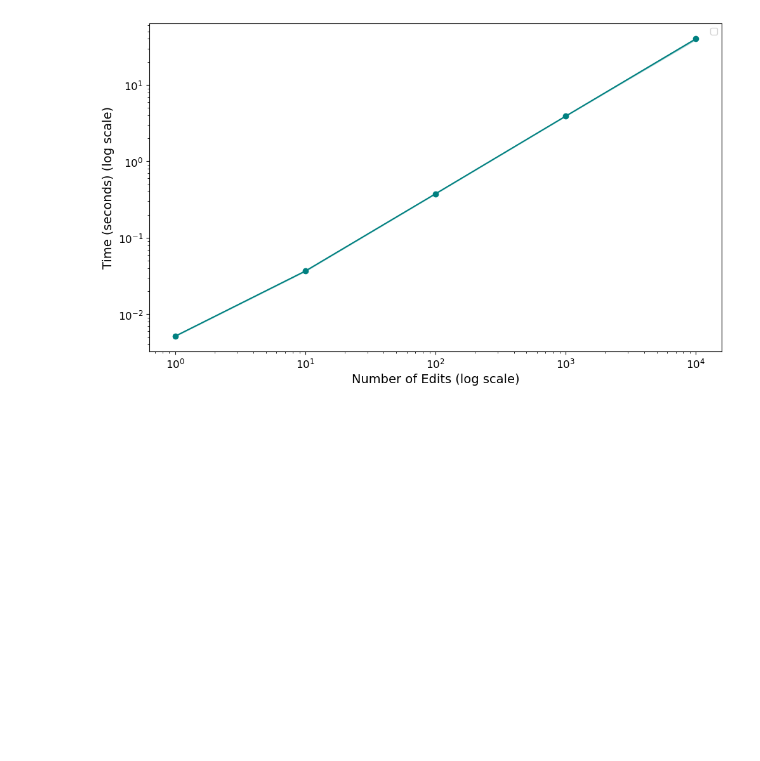
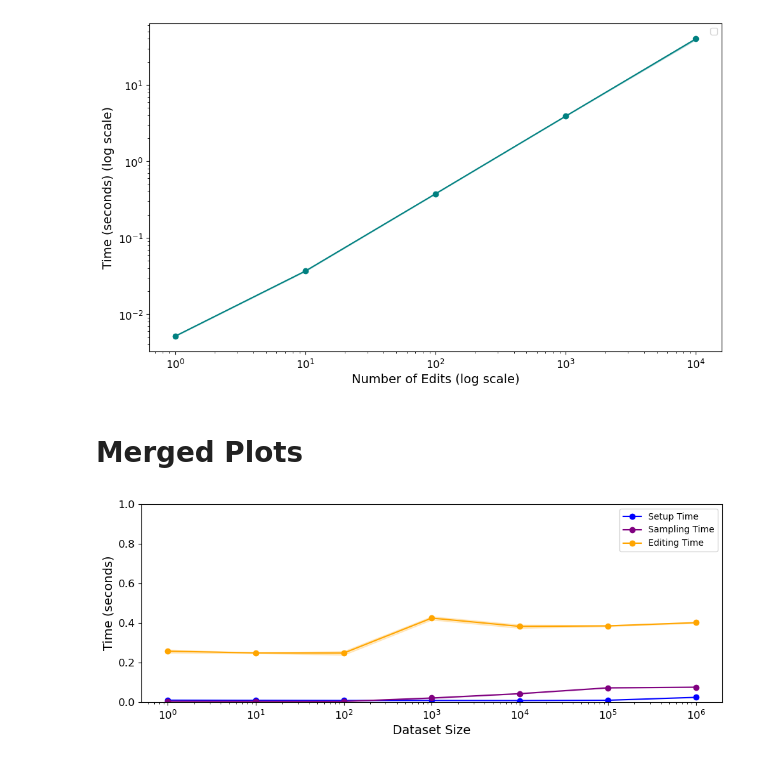
Before and after one commit to aflah02/TokenSmith, a Jupyter notebook: benchmarking/plot.ipynb, the cells around one changed output. Cells and saved outputs as stored; diff of their text form; code cells hidden in the pictures; blank space fills up the shorter version.

```diff
--- a/benchmarking/plot.ipynb
+++ b/benchmarking/plot.ipynb
@@ -216,3 +216,76 @@ plt.savefig('plots/editing_time_across_num_samples.pdf', bbox_inches='tight', dp
 # %% [output]
 No artists with labels found to put in legend.  Note that artists whose label start with an underscore are ignored when legend() is called with no argument.
 [figure]
+# %% [markdown]
+# Merged Plots
+# %%
+import matplotlib.pyplot as plt
+import numpy as np
+
+# Assume JSON already loaded
+benchmark_data = read_json('logs/inspect_time_across_num_docs_logs.json')
+results = benchmark_data["results"]
+
+# Extract values
+dataset_sizes = [entry["dataset_size"] for entry in results]
+setup_times = [entry["setup_time"] for entry in results]
+mean_sampling_times = [entry["mean_sampling_time"] for entry in results]
+variances = [entry["variance_sampling_time"] for entry in results]
+std_devs = np.sqrt(variances)
+
+# --- Plot 1: Setup Time ---
+plt.figure(figsize=(10, 4))
+plt.plot(dataset_sizes, setup_times, marker='o', color='blue', label='Setup Time')
+plt.xscale('log')
+# plt.yscale('log')
+plt.ylim(0, 1)
+plt.xlabel('Dataset Size', fontsize=14)
+plt.ylabel('Time (seconds)', fontsize=14)
+# plt.title('Setup Time Across Dataset Sizes')
+# plt.grid(True, which='both', linestyle='--', alpha=0.5)
+
+# plt.show()
+
+# Make labels and ticks bigger
+plt.xticks(fontsize=12)
+plt.yticks(fontsize=12)
+
+plt.plot(dataset_sizes, mean_sampling_times, marker='o', color='purple', label='Sampling Time')
+plt.fill_between(
+    dataset_sizes,
+    np.array(mean_sampling_times) - std_devs,
+    np.array(mean_sampling_times) + std_devs,
+    color='purple',
+    alpha=0.2,
+    # label='± Std Dev'
+)
+
+benchmark_data = read_json('logs/edit_time_across_num_docs_logs.json')
+
+results = benchmark_data["results"]
+
+dataset_sizes = [entry["dataset_size"] for entry in results]
+mean_editing_times = [entry["mean_editing_time"] for entry in results]
+variances = [entry["variance_editing_time"] for entry in results]
+std_devs = np.sqrt(variances)
+
+
+plt.plot(dataset_sizes, mean_editing_times, marker='o', color='orange', label='Editing Time')
+plt.fill_between(
+    dataset_sizes,
+    np.array(mean_editing_times) - std_devs,
+    np.array(mean_editing_times) + std_devs,
+    color='orange',
+    alpha=0.2,
+    # label='± Std Dev'
+)
+
+
+plt.legend()
+plt.tight_layout()
+
+
+# Save the plot
+plt.savefig('plots/combined.pdf', bbox_inches='tight', dpi=500)
+# %% [output]
+[figure, added]
```
Also changed, not shown: 17 other files.
